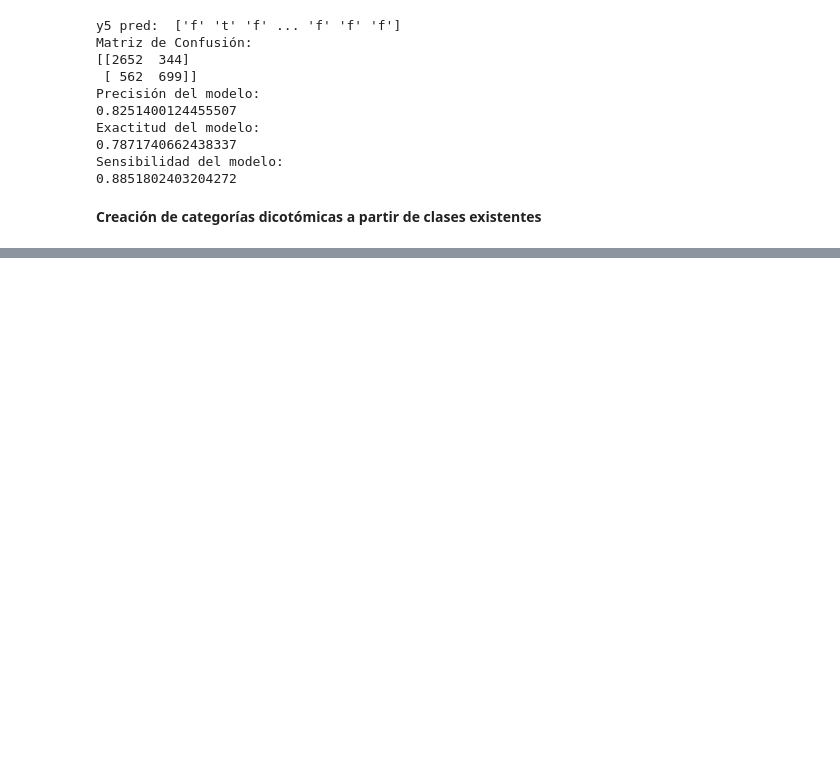
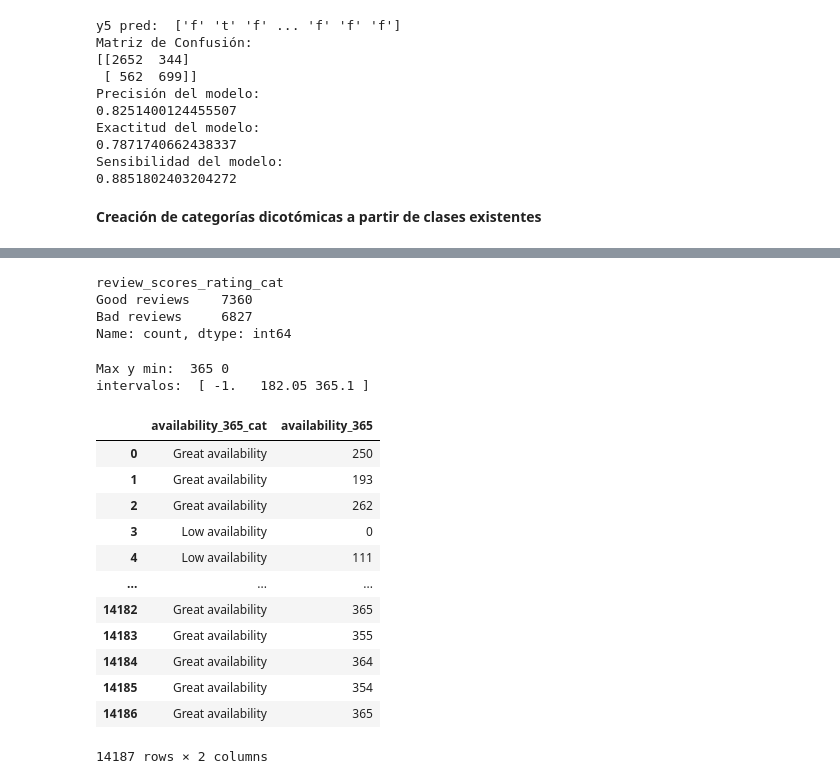
Before and after one commit to Raydays55/Regresion_Logistica, a Jupyter notebook: Regresion_logistica.ipynb, the cells around one changed output, grey strips where cells are left out. Cells and saved outputs as stored; diff of their text form; code cells hidden in the pictures; blank space fills up the shorter version.

```diff
--- a/Regresion_logistica.ipynb
+++ b/Regresion_logistica.ipynb
@@ -613,0 +668,42 @@ Sensibilidad del modelo:
+# %%
+# 7. review_scores_rating to review_scores_rating_cat
+Berlin['review_scores_rating_cat'] = np.where(Berlin['review_scores_rating'] >= 4.75, 'Good reviews','Bad reviews')
+Berlin['review_scores_rating_cat'].value_counts()
+# %% [output]
+review_scores_rating_cat
+Good reviews    7360
+Bad reviews     6827
+Name: count, dtype: int64
+# %%
+# 8. availability_365 to availability_365_cat
+# Límite superior e inferior
+max_lim8 = Berlin['availability_365'].max()
+min_lim8 = Berlin['availability_365'].min()
+print('Max y min: ', max_lim8, min_lim8)
+
+#Declaramos 2 intervalos
+intervalos8 = np.linspace(-1, 365.1, 3)
+print('intervalos: ',intervalos8)
+
+#Creamos las categorías
+categorias8= ["Low availability", "Great availability"]
+
+#Finalmente creamos las categorías en la columna numérica
+Berlin['availability_365_cat']= pd.cut(x= Berlin['availability_365'], bins=intervalos8, labels= categorias8)
+Berlin[['availability_365_cat','availability_365']]
+# %% [output]
+Max y min:  365 0
+intervalos:  [ -1.   182.05 365.1 ]
+|  | availability_365_cat | availability_365 |
+| 0 | Great availability | 250 |
+| 1 | Great availability | 193 |
+| 2 | Great availability | 262 |
+| 3 | Low availability | 0 |
+| 4 | Low availability | 111 |
+| ... | ... | ... |
+| 14182 | Great availability | 365 |
+| 14183 | Great availability | 355 |
+| 14184 | Great availability | 364 |
+| 14185 | Great availability | 354 |
+| 14186 | Great availability | 365 |
+14187 rows × 2 columns
```
Also changed, not shown: parts of 4 cells of this notebook.
